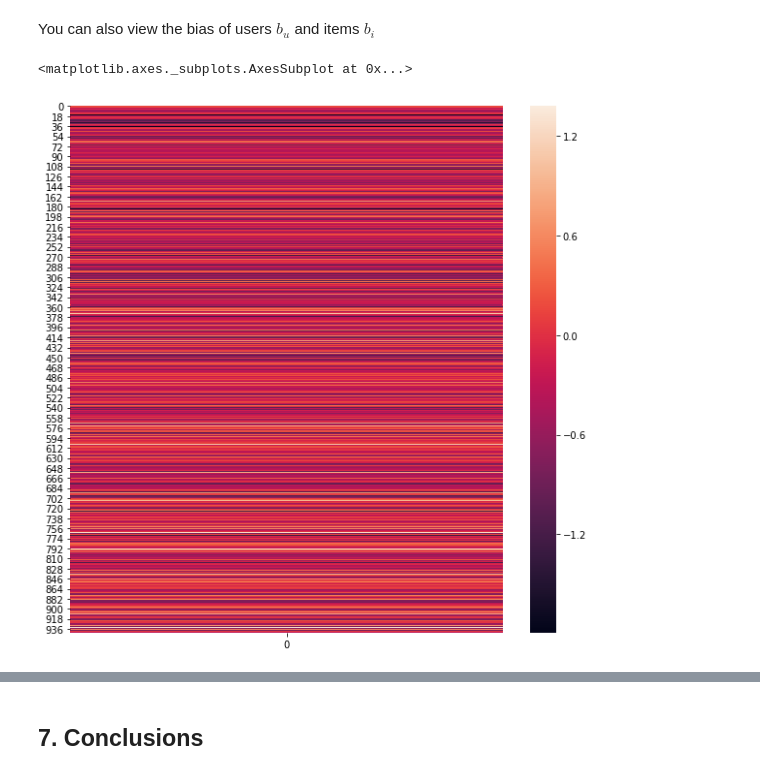
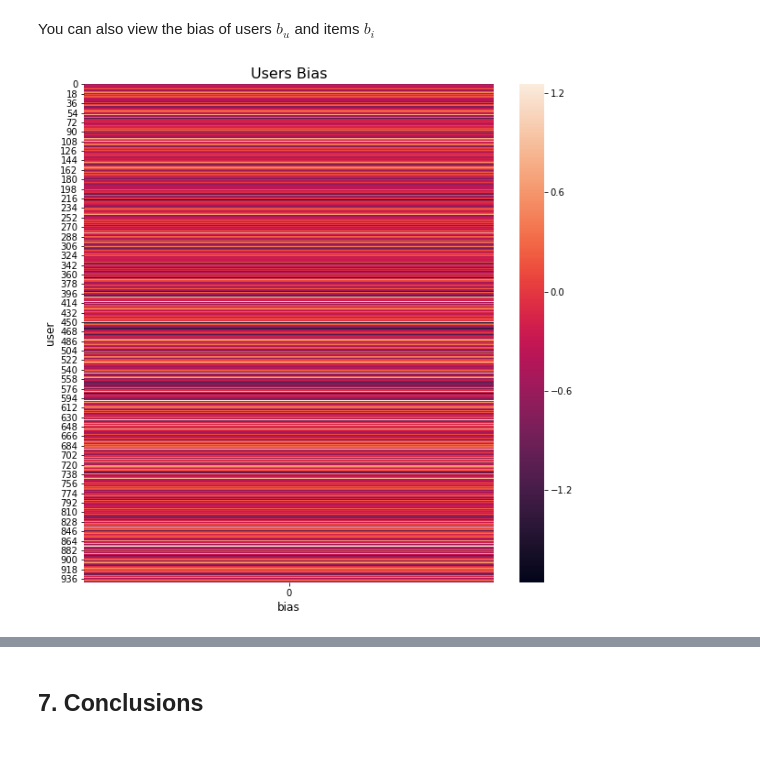
Before and after one commit to ansegura7/RS_Surprise, a Jupyter notebook: code/RS_SVD.ipynb, the cells around one changed output, grey strips where cells are left out. Drawn from its saved outputs; the diff is of its cells as text; code cells hidden in the pictures.

```diff
--- a/code/RS_SVD.ipynb
+++ b/code/RS_SVD.ipynb
@@ -239,13 +262,16 @@ You can also view the bias of users $b_u$ and items $b_i$
 # %%
 # Users bias
 bu = algo.bu.reshape(algo.bu.shape[0], 1)
 
 # Plot bias
 fig, ax = plt.subplots(figsize=(10, 10))
 sns.heatmap(bu, ax=ax)
+ax.set_title("Users Bias", fontsize = 16)
+ax.set_xlabel('bias', fontsize = 12)
+ax.set_ylabel('user', fontsize = 12)
+plt.show()
 # %% [output]
-<matplotlib.axes._subplots.AxesSubplot at 0x...>
-[figure, old version]
+[figure, new version]
 # %%
 # Items bias
 bi = algo.bi.reshape(algo.bi.shape[0], 1)
```
Also changed, not shown: parts of 24 cells of this notebook, 1 other file.
